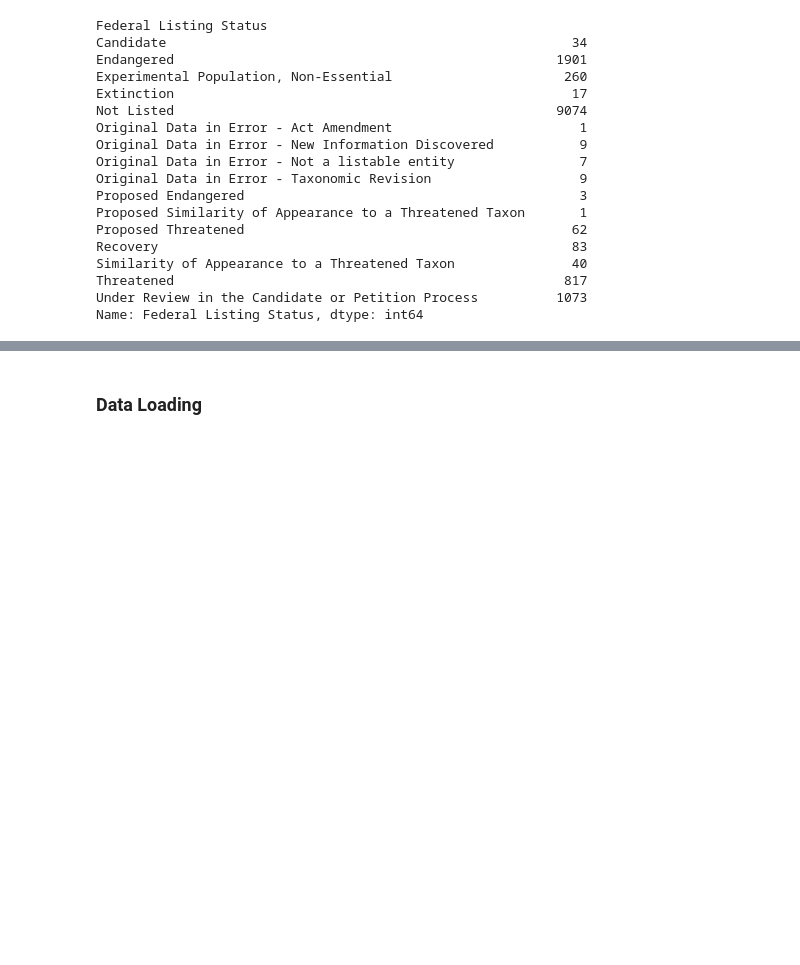
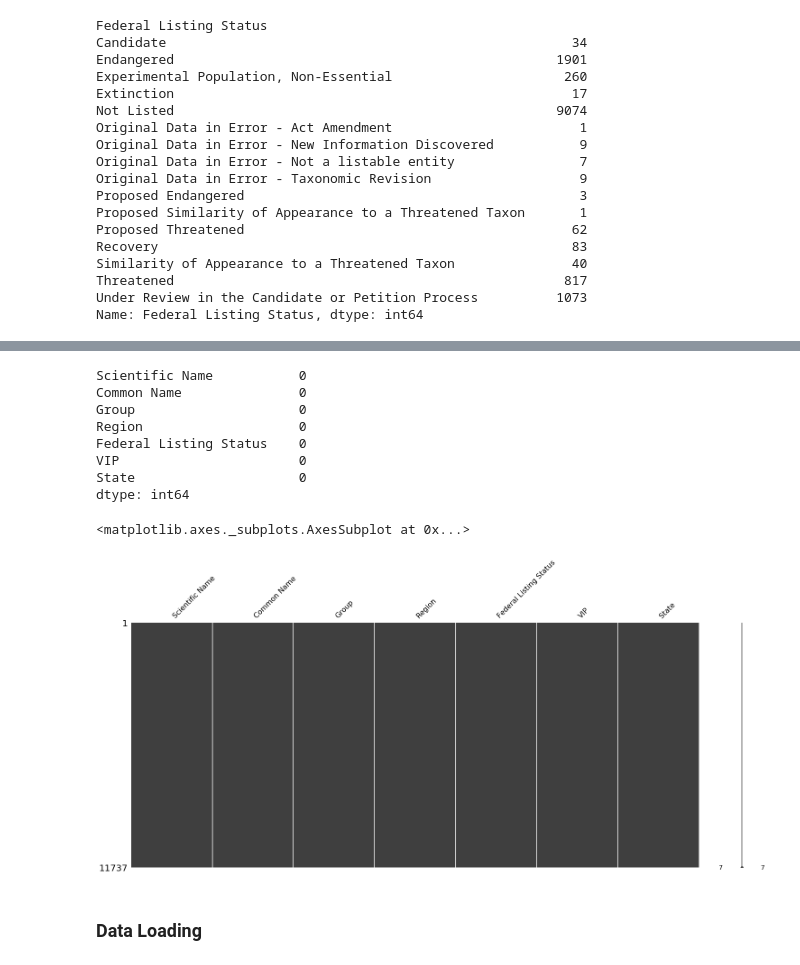
Before and after one commit to acdick/endangered_species_classification, a Jupyter notebook: Source/01_US_Fish_and_Wildlife_Service.ipynb, the cells around one changed output, grey strips where cells are left out. Drawn from its saved outputs; the diff is of its cells as text; code cells hidden in the pictures; blank space fills up the shorter version.

```diff
--- a/Source/01_US_Fish_and_Wildlife_Service.ipynb
+++ b/Source/01_US_Fish_and_Wildlife_Service.ipynb
@@ -247,6 +247,23 @@ species.head()
 | 2 | Acipenser oxyrinchus (=oxyrhynchu... | Atlantic sturgeon (Gulf subspecies) | Fishes | 4 | Threatened | V | AL |
 | 3 | Agarodes alabamensis | [Unnamed] caddisfly | Insects | 4 | Not Listed | I | AL |
 | 4 | Agrimonia incisa | Incised groovebur | Flowering Plants | 4 | Not Listed | P | AL |
+# %%
+# check species data for null values
+print(species.isnull().sum())
+
+# visualize null values
+msno.matrix(species)
+# %% [output]
+Scientific Name           0
+Common Name               0
+Group                     0
+Region                    0
+Federal Listing Status    0
+VIP                       0
+State                     0
+dtype: int64
+<matplotlib.axes._subplots.AxesSubplot at 0x...>
+[figure, added]
 # %% [markdown]
 ### Data Loading
 # %%
```
Also changed, not shown: 3 other files.
